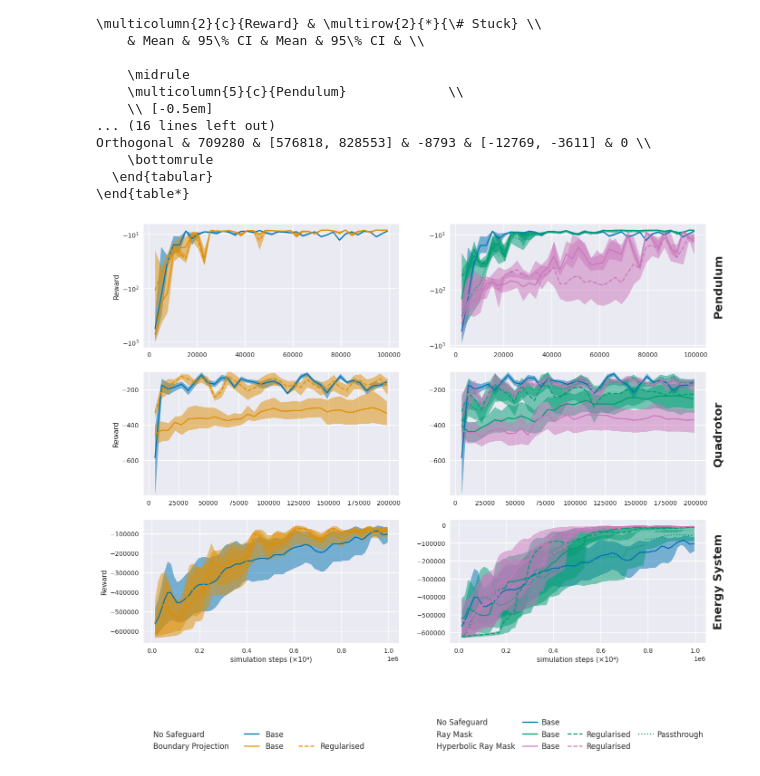
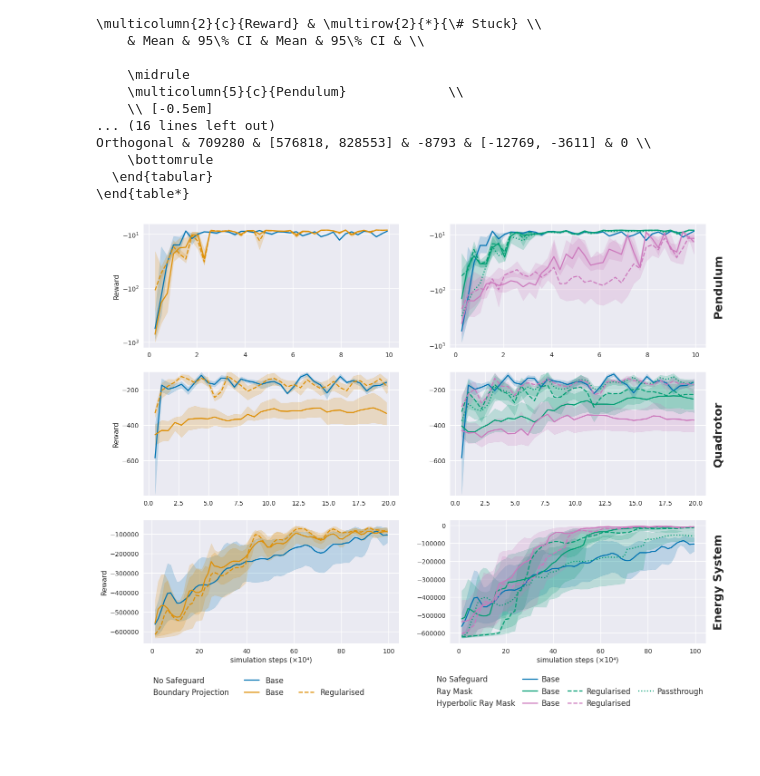
Before and after one commit to TimWalter/SafeGBPO, a Jupyter notebook: presentation/figures.ipynb, the cells around one changed output. Cells and saved outputs as stored; diff of their text form; code cells hidden in the pictures; blank space fills up the shorter version.

Commit message:
almost main figure

```diff
--- a/presentation/figures.ipynb
+++ b/presentation/figures.ipynb
@@ -466,7 +466,7 @@ for env in env_translation.keys():
     for safeguard in safeguard_translation.keys():
         if safeguard == "Ray Mask Orthogonal":
             continue
-        x = results[env]["SHAC"][safeguard]["steps"]
+        x = results[env]["SHAC"][safeguard]["steps"]  / 1e4
         y, y_lower, y_upper = bootstrap_mean_ci(results[env]["SHAC"][safeguard]["reward"])
         if len(x) != len(y):
             x = x[:-1]
@@ -491,7 +491,7 @@ for env in env_translation.keys():
 
         for ax in plot_axes:
             ax.plot(x, y, color=color, label=label, linestyle=style)
-            ax.fill_between(x, y_lower, y_upper, color=color, alpha=0.5)
+            ax.fill_between(x, y_lower, y_upper, color=color, alpha=0.2)
 
 ns_handle = mlines.Line2D([], [], color=colors["No Safeguard"], linestyle=styles["Base"])
 bp_base_handle = mlines.Line2D([], [], color=colors["Boundary Projection"], linestyle=styles["Base"])
@@ -512,9 +512,10 @@ fig.legend(
     handles=left_handles,
     labels=left_labels,
     loc="lower left",
-    bbox_to_anchor=(0.1, -0.1),
+    bbox_to_anchor=(0.1, -0.0),
     fontsize=12,
     ncol=3,
+    fancybox=True
 )
 
 # Right Legend
@@ -522,32 +523,33 @@ rm_base_handle = mlines.Line2D([], [], color=colors["Ray Mask"], linestyle=style
 rm_reg_handle = mlines.Line2D([], [], color=colors["Ray Mask"], linestyle=styles["Regularised"])
 rm_pt_handle = mlines.Line2D([], [], color=colors["Ray Mask"], linestyle=styles["Passthrough"])
 hrm_base_handle = mlines.Line2D([], [], color=colors["Hyperbolic Ray Mask"], linestyle=styles["Base"])
 hrm_reg_handle = mlines.Line2D([], [], color=colors["Hyperbolic Ray Mask"], linestyle=styles["Regularised"])
 
 right_handles = [
     placeholder, placeholder, placeholder,
     ns_handle, rm_base_handle, hrm_base_handle,
     placeholder, rm_reg_handle, hrm_reg_handle,
     placeholder, rm_pt_handle, placeholder,
 ]
 right_labels = [
     "No Safeguard", "Ray Mask", "Hyperbolic Ray Mask",
     "Base", "Base", "Base",
     "", "Regularised", "Regularised",
     "", "Passthrough",  "",
 ]
 
 fig.legend(
     handles=right_handles,
     labels=right_labels,
     loc="lower center",
-    bbox_to_anchor=(0.7, -0.1),
+    bbox_to_anchor=(0.7, -0.02),
     fontsize=12,
     ncol=4,
     handletextpad=0.5,
     columnspacing=1.0,
+    fancybox=True
 )
 
 plt.show()
 # %% [output]
-[figure, old version]
+[figure, new version]
```
